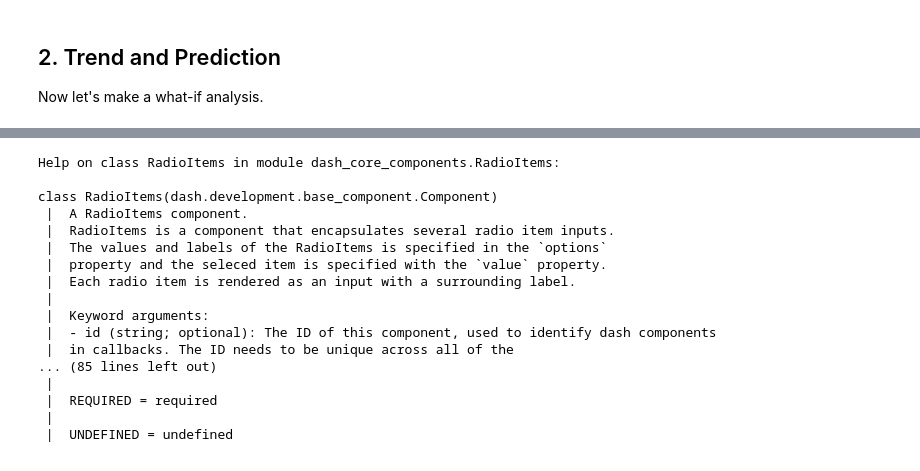
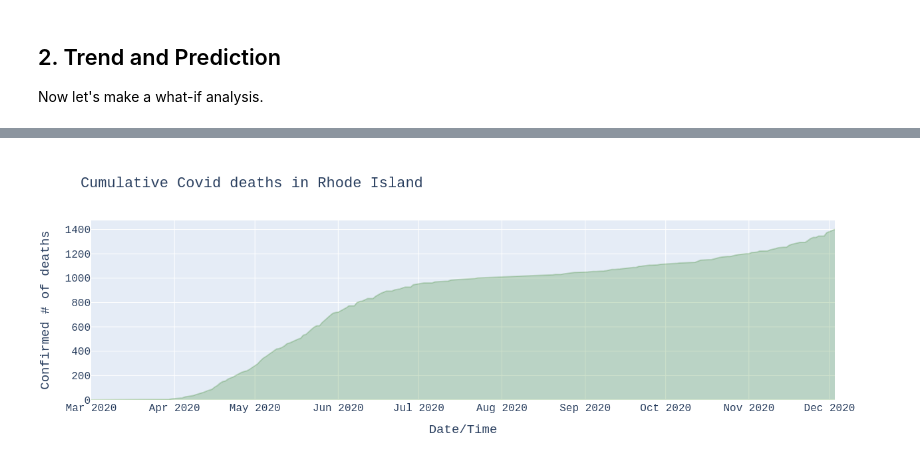
Before and after one commit to cengc13/data1050-final-project, a Jupyter notebook: Enhancement.ipynb, the cells around one changed output, grey strips where cells are left out. Cells and saved outputs as stored; diff of their text form; code cells hidden in the pictures.

```diff
--- a/Enhancement.ipynb
+++ b/Enhancement.ipynb
@@ -273,0 +514,52 @@ Dash is running on http://localhost:33177/proxy/33177/
+# %%
+from plotly.offline import iplot, init_notebook_mode
+init_notebook_mode(connected=True)
+def time_series_state(label, plot_type, state):
+    df_dict = fetch_all_db_as_df()
+    df = df_dict['covid-us-state']
+    df_state = df[df.state == state]
+    df_state = df_state.sort_values(by='date')
+    x = df_state.date
+    y = df_state[label].values
+    if plot_type == 'daily':
+        window_size = 7
+        daily_cases = daily_increase(y)
+        moving_avg = moving_average(daily_cases, window_size)
+        trace_bar = go.Bar(x=x, y=daily_cases, name=f'Daily new {label}',
+                    marker = dict(color = colors_bar[label],
+                                  line=dict(color=colors_bar[label],width=1.5),
+                                  opacity=0.2),
+                    hovertemplate='Date: %{x|%A, %b %d, %Y} <br> Daily increase : %{y:.0f}'
+                   )
+        trace_line = go.Scatter(
+            x=x,
+            y=moving_avg,
+            name=f'Moving average in {window_size} days',
+            line={'width':1.5, 'color': colors_line[label]},
+            hovertemplate='7 Day Avg. : %{y:.0f}')
+        title = f'Daily reported new Covid {label.lower()} in {state}'
+        layout = dict(title=title,
+              yaxis_title=f'# of {label} per day',
+              xaxis_title='Date/Time',
+              font=dict(family="Courier New, monospace",
+                        size=16))
+        fig = dict(data=[trace_bar, trace_line], layout=layout)
+    elif plot_type == 'cumulative':
+        trace = go.Scatter(x=x, y=y, mode='lines', name=label, fill='tozeroy',
+                       fillcolor=colors[label],
+                       line={'width': 2, 'color': colors[label]},
+                       hovertemplate='%{x|%b %d, %Y} <br> %{y:-.0f}'
+                      )
+
+        title = f'Cumulative Covid {label.lower()} in {state}'
+        layout = dict(title=title,
+                      yaxis_title=f'Confirmed # of {label}',
+                      xaxis_title='Date/Time',
+                      font=dict(family="Courier New, monospace",
+                                size=16))
+        data = [trace]
+        fig = dict(data=data, layout=layout)
+    return fig
+fig = time_series_state('deaths', 'cumulative', 'Rhode Island')
+iplot(fig)
+# %% [output]
@@ -274,23 +570,6 @@ Dash is running on http://localhost:33177/proxy/33177/
+[figure, added]
 # %%
-help(dcc.RadioItems)
+# help(dcc.RadioItems)
-# %% [output]
-Help on class RadioItems in module dash_core_components.RadioItems:
-
-class RadioItems(dash.development.base_component.Component)
- |  A RadioItems component.
- |  RadioItems is a component that encapsulates several radio item inputs.
- |  The values and labels of the RadioItems is specified in the `options`
- |  property and the seleced item is specified with the `value` property.
- |  Each radio item is rendered as an input with a surrounding label.
- |
- |  Keyword arguments:
- |  - id (string; optional): The ID of this component, used to identify dash components
- |  in callbacks. The ID needs to be unique across all of the
-... (85 lines left out)
- |
- |  REQUIRED = required
- |
- |  UNDEFINED = undefined
 # %%
 import dash
 import dash_core_components as dcc
```
Also changed, not shown: parts of 8 cells of this notebook, 1 other file.
